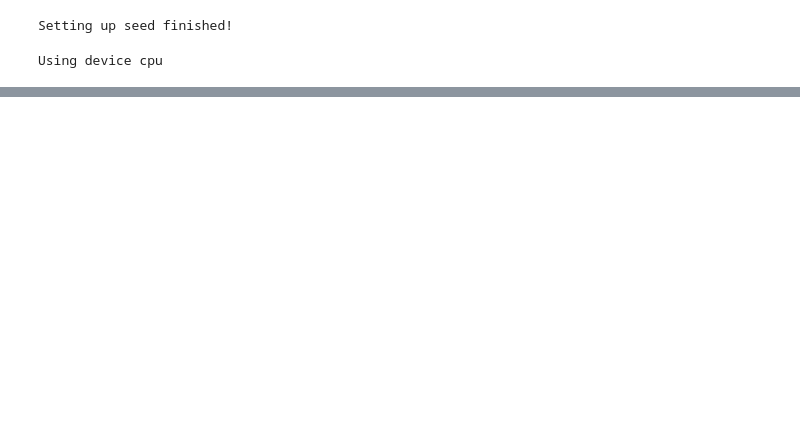
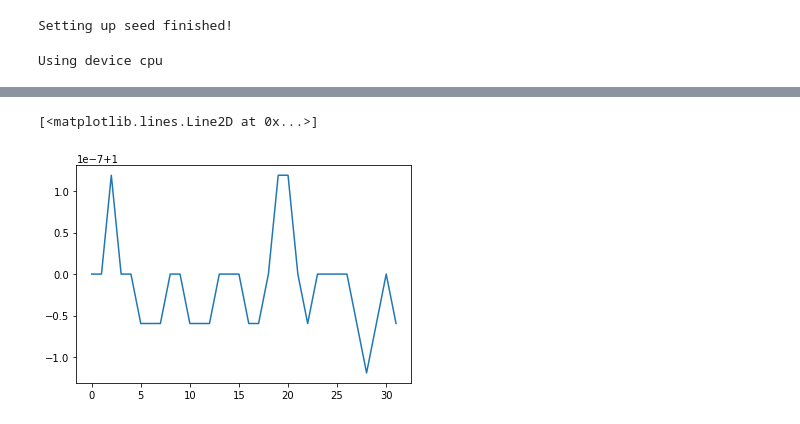
Before and after one commit to BarryLiu97/deep-learning, a Jupyter notebook: Gender/gender_train.ipynb, the cells around one changed output, grey strips where cells are left out. Saved outputs shown, nothing was run; the diff lists cells and outputs as text; code cells hidden in the pictures; blank space fills up the shorter version.

```diff
--- a/Gender/gender_train.ipynb
+++ b/Gender/gender_train.ipynb
@@ -128,0 +204,5 @@ plt.pl
+# %%
+plt.plot(bn_data[0, :, 1].detach().numpy())
+# %% [output]
+[<matplotlib.lines.Line2D at 0x...>]
+[figure, added]
```
Also changed, not shown: parts of 12 cells of this notebook, 1 other file.
